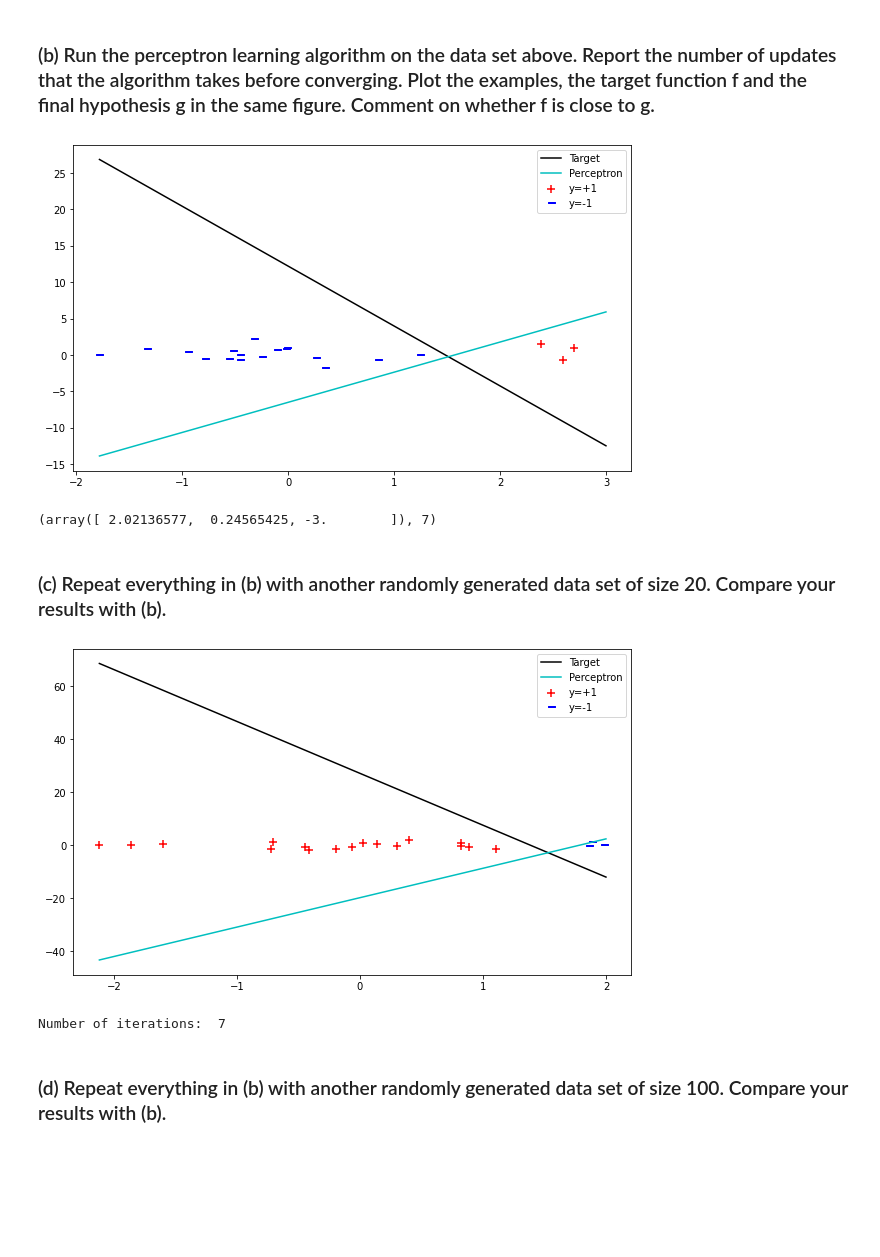
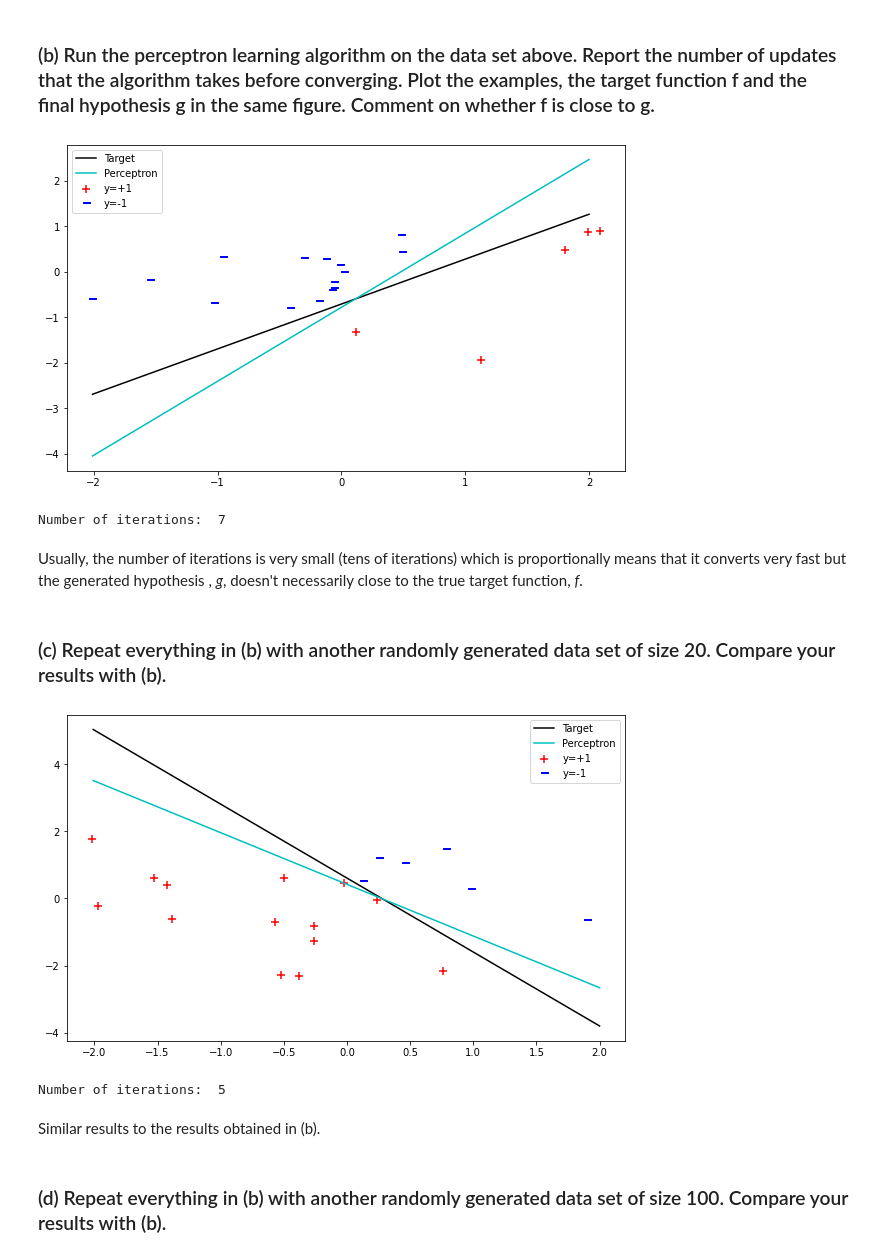
Before and after one commit to aashrafh/CMP402B, a Jupyter notebook: Assignment1.ipynb, the cells around one changed output. Cells and saved outputs as stored; diff of their text form; code cells hidden in the pictures; blank space fills up the shorter version.

```diff
--- a/Assignment1.ipynb
+++ b/Assignment1.ipynb
@@ -176,11 +176,14 @@ def perceptron_experiment(X, f, y, plot = True, random_pick = False):
         plot_data(X, y, w, f)
 
     return w, noIterations
-# %%
-perceptron_experiment(X, f, y)
-# %% [output]
-[figure, removed]
-(array([ 2.02136577,  0.24565425, -3.        ]), 7)
+# %%
+w, noIterations = perceptron_experiment(X, f, y)
+print("Number of iterations: ", noIterations)
+# %% [output]
+[figure, added]
+Number of iterations:  7
+# %% [markdown]
+Usually, the number of iterations is very small (tens of iterations) which is proportionally means that it converts very fast but the generated hypothesis , _g_, doesn't necessarily close to the true target function, _f_.
 # %% [markdown]
 ### (c) Repeat everything in (b) with another randomly generated data set of size 20. Compare your results with (b).
 # %%
@@ -197,8 +200,10 @@ def run_perceptron_experiment(N, d):
 # %%
 X, y, f, w, iterations = run_perceptron_experiment(20, 2)
 # %% [output]
-[figure, old version]
+[figure, new version]
-Number of iterations:  7
+Number of iterations:  5
+# %% [markdown]
+Similar results to the results obtained in (b).
 # %% [markdown]
 ### (d) Repeat everything in (b) with another randomly generated data set of size 100. Compare your results with (b).
 # %%
```
Also changed, not shown: parts of 12 cells of this notebook, 1 other file.
